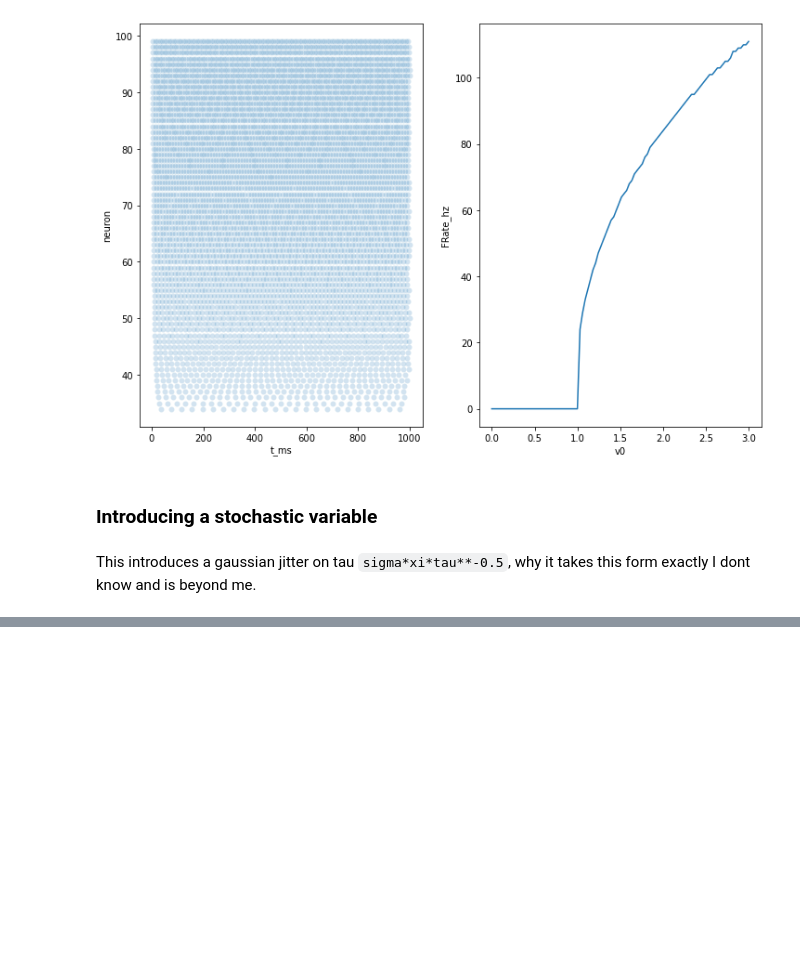
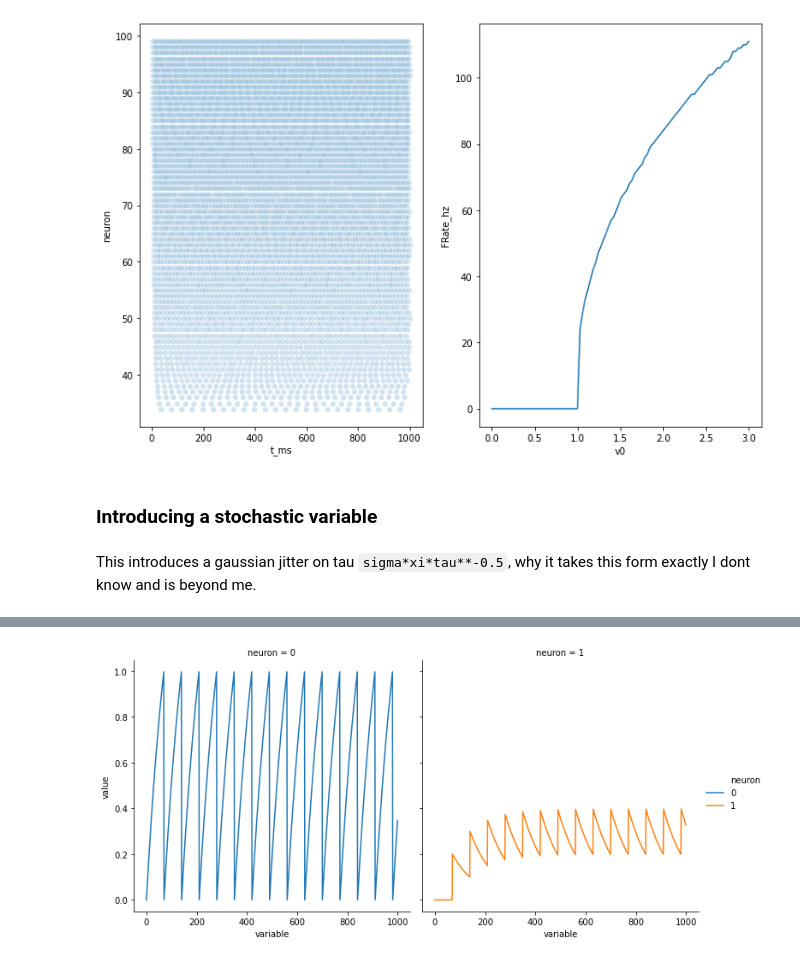
Before and after one commit to linusconrad/neurodynamics-learning, a Jupyter notebook: Linus-neurodyn-notes.ipynb, the cells around one changed output, grey strips where cells are left out. Saved outputs shown, nothing was run; the diff lists cells and outputs as text; code cells hidden in the pictures; blank space fills up the shorter version.

```diff
--- a/Linus-neurodyn-notes.ipynb
+++ b/Linus-neurodyn-notes.ipynb
@@ -681,0 +753,7 @@ sns.scatterplot(x = 't_ms', y = 'neuron', data = tidy_spike(Mnew), ax=axes[0]);
+# %%
+# Its stored per row so we should be able to make a frame without reshaping
+# reshape and make a frame
+test = pd.DataFrame(np.array(Mstate.v))
+test.index.name = 'neuron'
+test.reset_index(inplace=True)
+test
@@ -681,0 +765,12 @@ sns.scatterplot(x = 't_ms', y = 'neuron', data = tidy_spike(Mnew), ax=axes[0]);
+# %%
+# make long
+test = test.melt(id_vars = 'neuron')
+# %%
+sns.relplot(x = 'variable',
+            y = 'value',
+            hue = "neuron",
+            col = "neuron",
+            kind = "line",
+            data = test);
+# %% [output]
+[figure, added]
```
Also changed, not shown: parts of 15 cells of this notebook, 1 other file.
